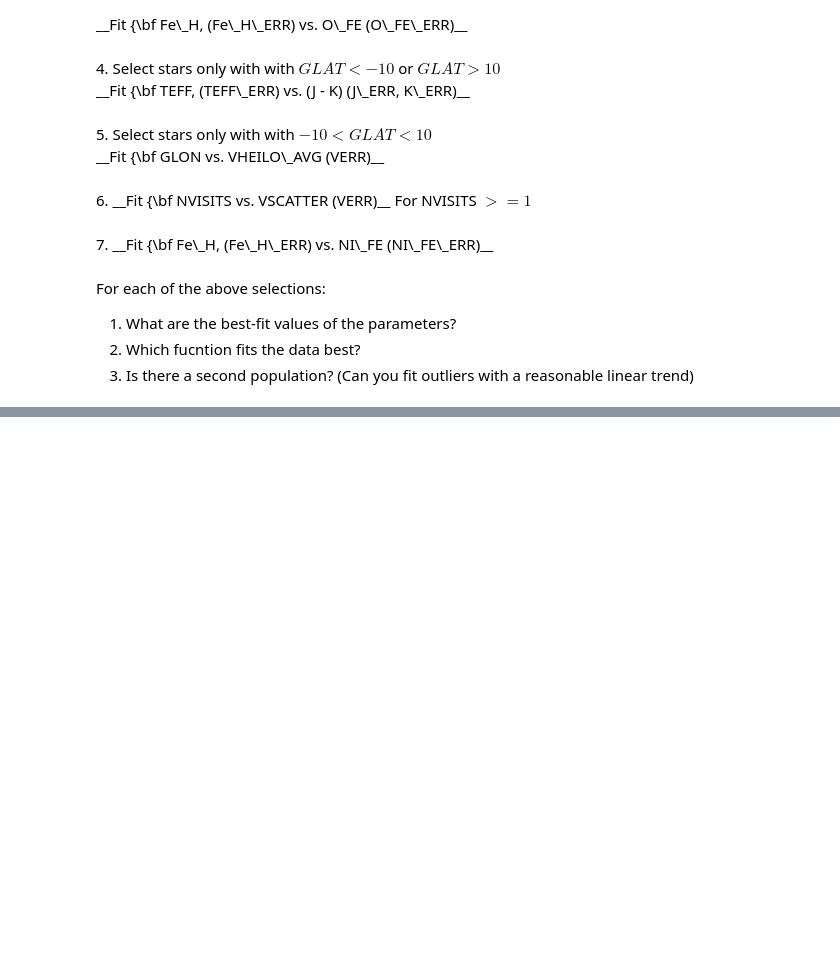
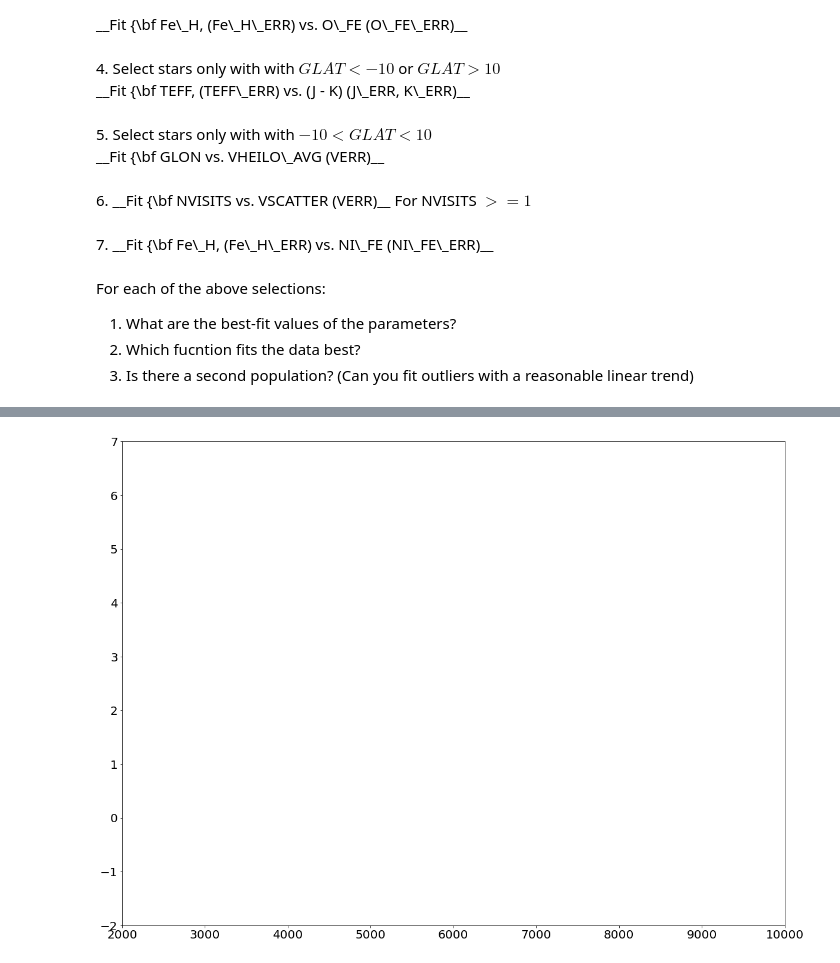
Before and after one commit to Firsttimecoding/Github-PHYS20323, a Jupyter notebook: homework/Week11_HW.ipynb, the cells around one changed output, grey strips where cells are left out. Cells and saved outputs as stored; diff of their text form; code cells hidden in the pictures; blank space fills up the shorter version.

```diff
--- a/homework/Week11_HW.ipynb
+++ b/homework/Week11_HW.ipynb
@@ -98,0 +224,19 @@ np.where?
+# %%
+set_2 = (star['GLAT'] < -10 ) & (star['GLAT'] > 10)
+
+fig_2 = plt.figure(figsize=(20,15)) ## figure plot
+ax_2 = fig_2.add_subplot(111)
+
+ax_2.scatter(star['FE_H'][set_2], star['O_FE'][set_2]) ## plot the raw data
+ax_2.xaxis.set_tick_params(labelsize=20)
+ax_2.yaxis.set_tick_params(labelsize=20)
+
+x_points = np.linspace(0, 10000, 1000) ## create sample x points
+
+## hide for now dude_2 = mcFit3(poly3, star['Fe_H'], star['O_FE'], star['Fe_H_ERR''], star['O_FE_ERR']) ## optimization function
+## hide for now ax_2.plot(x_points, poly3(x_points, *dude_2)) ## plot the optimization curve
+ax_2.set_xlim(2000, 10000)
+ax_2.set_ylim(-2, 7)
+plt.show()
+# %% [output]
+[figure, added]
```
Also changed, not shown: parts of 6 cells of this notebook.
